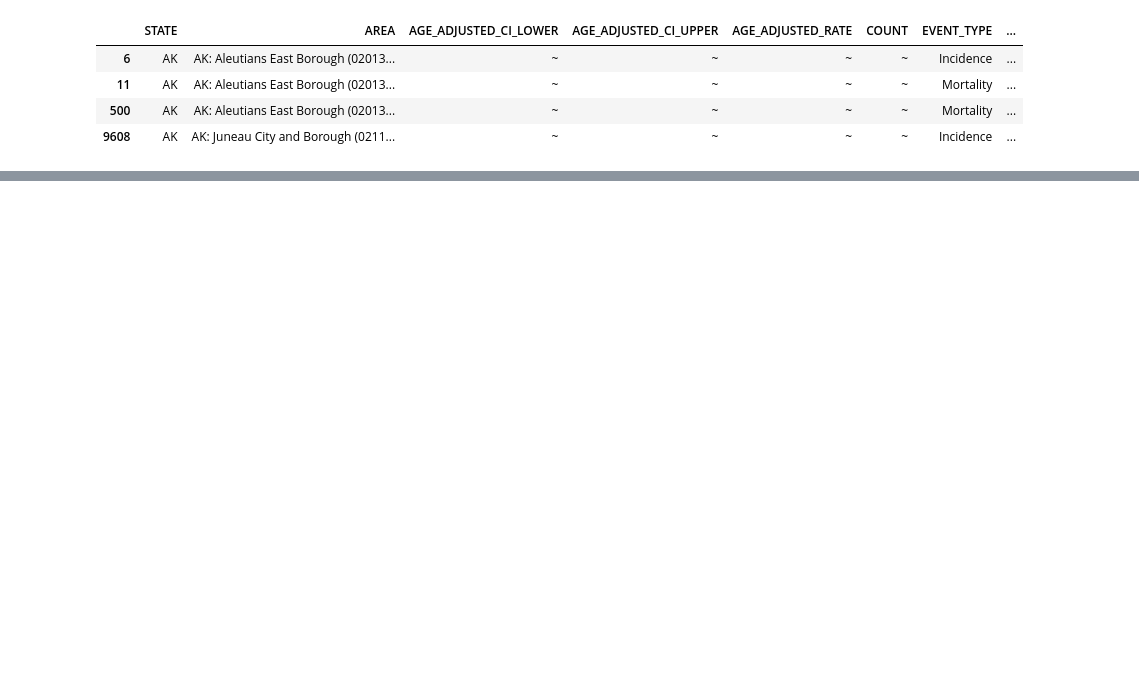
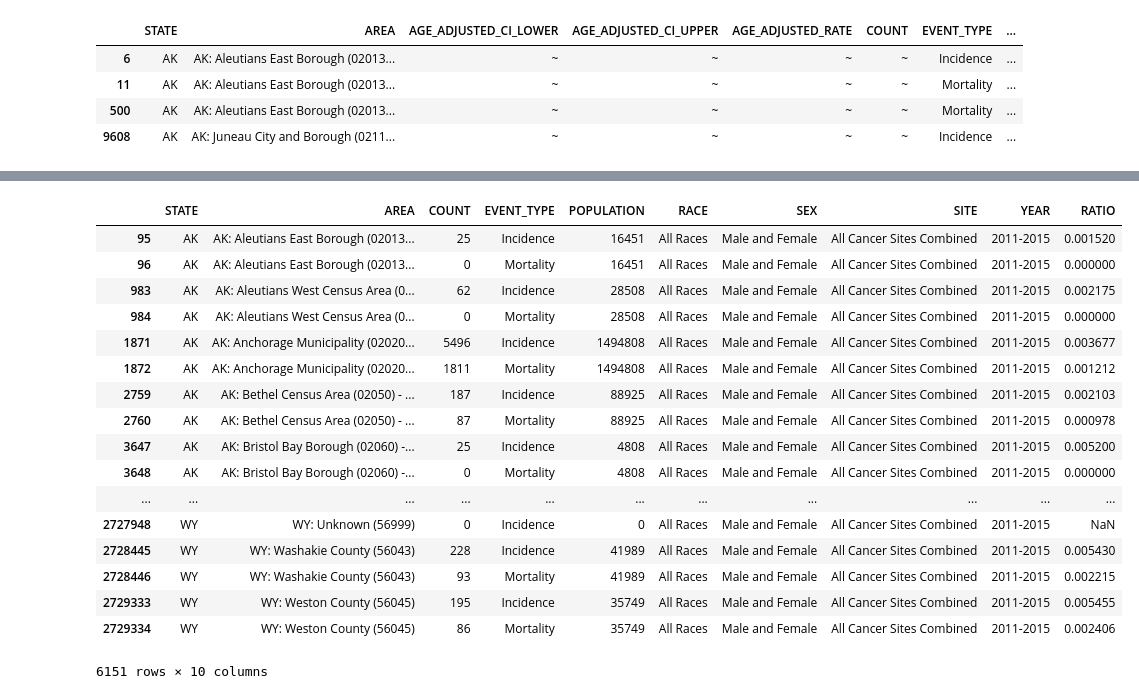
Before and after one commit to a-epstein/final_project, a Jupyter notebook: final_project_notes.ipynb, the cells around one changed output, grey strips where cells are left out. Drawn from its saved outputs; the diff is of its cells as text; code cells hidden in the pictures; blank space fills up the shorter version.

Commit message:
Preliminary data analysis
A brief exploratory analysis of the counties with the highest incidence and mortality rates from cancer in the United States

```diff
--- a/final_project_notes.ipynb
+++ b/final_project_notes.ipynb
@@ -81,0 +193,10 @@ byarea_county.iloc[ [6, 11, 500, 9608]]
+# %%
+data['COUNT'] = pd.to_numeric(data['COUNT'])
+# %%
+data['POPULATION'] = pd.to_numeric(data['POPULATION'])
+# %%
+# If the population is a non-zero number, calculate the ratio of cancer cases by dividing COUNT by POPULATION
+
+#data['RATIO'] = np.where(data['POPULATION'] == 0, 0, int(data['COUNT']) / int(data['POPULATION'])
+
+data['RATIO'] = (data['COUNT']) / data['POPULATION']
@@ -81,0 +212,6 @@ byarea_county.iloc[ [6, 11, 500, 9608]]
+# %%
+drop_columns = ['AGE_ADJUSTED_CI_LOWER', 'AGE_ADJUSTED_CI_UPPER','AGE_ADJUSTED_RATE','CRUDE_CI_LOWER', 'CRUDE_CI_UPPER', 'CRUDE_RATE']
+
+data_clean = data.drop(drop_columns, axis=1)
+
+data_clean.head()
@@ -81,0 +225,29 @@ byarea_county.iloc[ [6, 11, 500, 9608]]
+# %%
+allCancer = data_clean['SITE'] == 'All Cancer Sites Combined'
+
+allRace = data_clean['RACE'] == 'All Races'
+
+allSex = data_clean['SEX'] == 'Male and Female'
+
+countNum = data_clean['COUNT'] is not None
+
+data_clean[allCancer & allRace & allSex & countNum]
+# %% [output]
+|  | STATE | AREA | COUNT | EVENT_TYPE | POPULATION | RACE | SEX | SITE | YEAR | RATIO |
+| 95 | AK | AK: Aleutians East Borough (02013... | 25 | Incidence | 16451 | All Races | Male and Female | All Cancer Sites Combined | 2011-2015 | 0.001520 |
+| 96 | AK | AK: Aleutians East Borough (02013... | 0 | Mortality | 16451 | All Races | Male and Female | All Cancer Sites Combined | 2011-2015 | 0.000000 |
+| 983 | AK | AK: Aleutians West Census Area (0... | 62 | Incidence | 28508 | All Races | Male and Female | All Cancer Sites Combined | 2011-2015 | 0.002175 |
+| 984 | AK | AK: Aleutians West Census Area (0... | 0 | Mortality | 28508 | All Races | Male and Female | All Cancer Sites Combined | 2011-2015 | 0.000000 |
+| 1871 | AK | AK: Anchorage Municipality (02020... | 5496 | Incidence | 1494808 | All Races | Male and Female | All Cancer Sites Combined | 2011-2015 | 0.003677 |
+| 1872 | AK | AK: Anchorage Municipality (02020... | 1811 | Mortality | 1494808 | All Races | Male and Female | All Cancer Sites Combined | 2011-2015 | 0.001212 |
+| 2759 | AK | AK: Bethel Census Area (02050) - ... | 187 | Incidence | 88925 | All Races | Male and Female | All Cancer Sites Combined | 2011-2015 | 0.002103 |
+| 2760 | AK | AK: Bethel Census Area (02050) - ... | 87 | Mortality | 88925 | All Races | Male and Female | All Cancer Sites Combined | 2011-2015 | 0.000978 |
+| 3647 | AK | AK: Bristol Bay Borough (02060) -... | 25 | Incidence | 4808 | All Races | Male and Female | All Cancer Sites Combined | 2011-2015 | 0.005200 |
+| 3648 | AK | AK: Bristol Bay Borough (02060) -... | 0 | Mortality | 4808 | All Races | Male and Female | All Cancer Sites Combined | 2011-2015 | 0.000000 |
+| ... | ... | ... | ... | ... | ... | ... | ... | ... | ... | ... |
+| 2727948 | WY | WY: Unknown (56999) | 0 | Incidence | 0 | All Races | Male and Female | All Cancer Sites Combined | 2011-2015 | NaN |
+| 2728445 | WY | WY: Washakie County (56043) | 228 | Incidence | 41989 | All Races | Male and Female | All Cancer Sites Combined | 2011-2015 | 0.005430 |
+| 2728446 | WY | WY: Washakie County (56043) | 93 | Mortality | 41989 | All Races | Male and Female | All Cancer Sites Combined | 2011-2015 | 0.002215 |
+| 2729333 | WY | WY: Weston County (56045) | 195 | Incidence | 35749 | All Races | Male and Female | All Cancer Sites Combined | 2011-2015 | 0.005455 |
+| 2729334 | WY | WY: Weston County (56045) | 86 | Mortality | 35749 | All Races | Male and Female | All Cancer Sites Combined | 2011-2015 | 0.002406 |
+6151 rows × 10 columns
```
Also changed, not shown: parts of 46 cells of this notebook, 1 other file.
